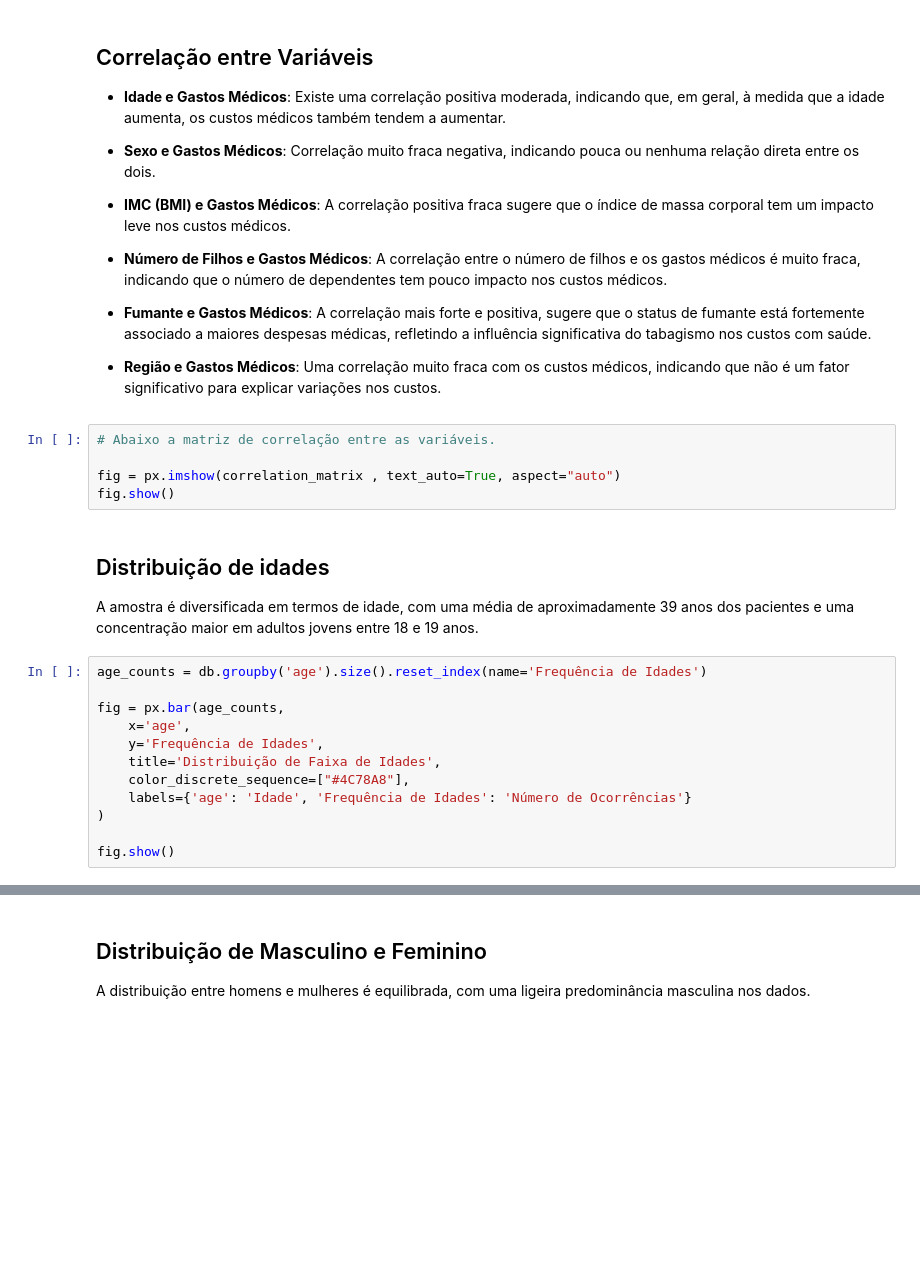
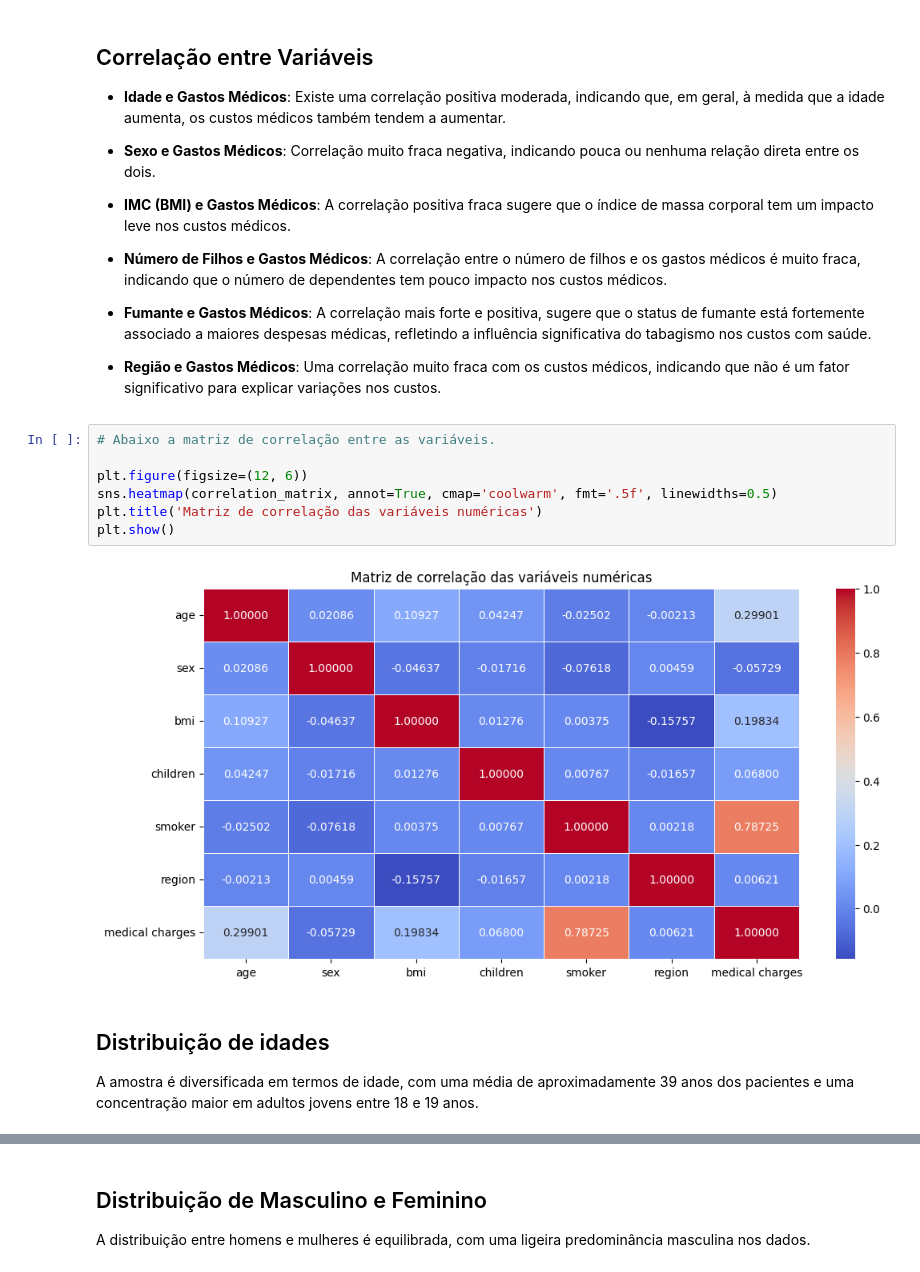
Before and after one commit to pedrocobalquini/Custo-Medico, a Jupyter notebook: custo_medico.ipynb, the cells around one changed output, grey strips where cells are left out. Cells and saved outputs as stored; diff of their text form; blank space fills up the shorter version.

```diff
--- a/custo_medico.ipynb
+++ b/custo_medico.ipynb
@@ -129,24 +123,16 @@ correlation_matrix = db_temp.corr()
 - **Fumante e Gastos Médicos**: A correlação mais forte e positiva, sugere que o status de fumante está fortemente associado a maiores despesas médicas, refletindo a influência significativa do tabagismo nos custos com saúde.
 
 - **Região e Gastos Médicos**: Uma correlação muito fraca com os custos médicos, indicando que não é um fator significativo para explicar variações nos custos.
-# %%
-# Abaixo a matriz de correlação entre as variáveis.
-
-fig = px.imshow(correlation_matrix , text_auto=True, aspect="auto")
-fig.show()
+# %%
+# Abaixo a matriz de correlação entre as variáveis.
+
+plt.figure(figsize=(12, 6))
+sns.heatmap(correlation_matrix, annot=True, cmap='coolwarm', fmt='.5f', linewidths=0.5)
+plt.title('Matriz de correlação das variáveis numéricas')
+plt.show()
+# %% [output]
+[figure, added]
 # %% [markdown]
 ## Distribuição de idades
 
 A amostra é diversificada em termos de idade, com uma média de aproximadamente 39 anos dos pacientes e uma concentração maior em adultos jovens entre 18 e 19 anos.
-# %%
-age_counts = db.groupby('age').size().reset_index(name='Frequência de Idades')
-
-fig = px.bar(age_counts,
-    x='age',
-    y='Frequência de Idades',
-    title='Distribuição de Faixa de Idades',
-    color_discrete_sequence=["#4C78A8"],
-    labels={'age': 'Idade', 'Frequência de Idades': 'Número de Ocorrências'}
-)
-
-fig.show()
```
Also changed, not shown: parts of 27 cells of this notebook.
